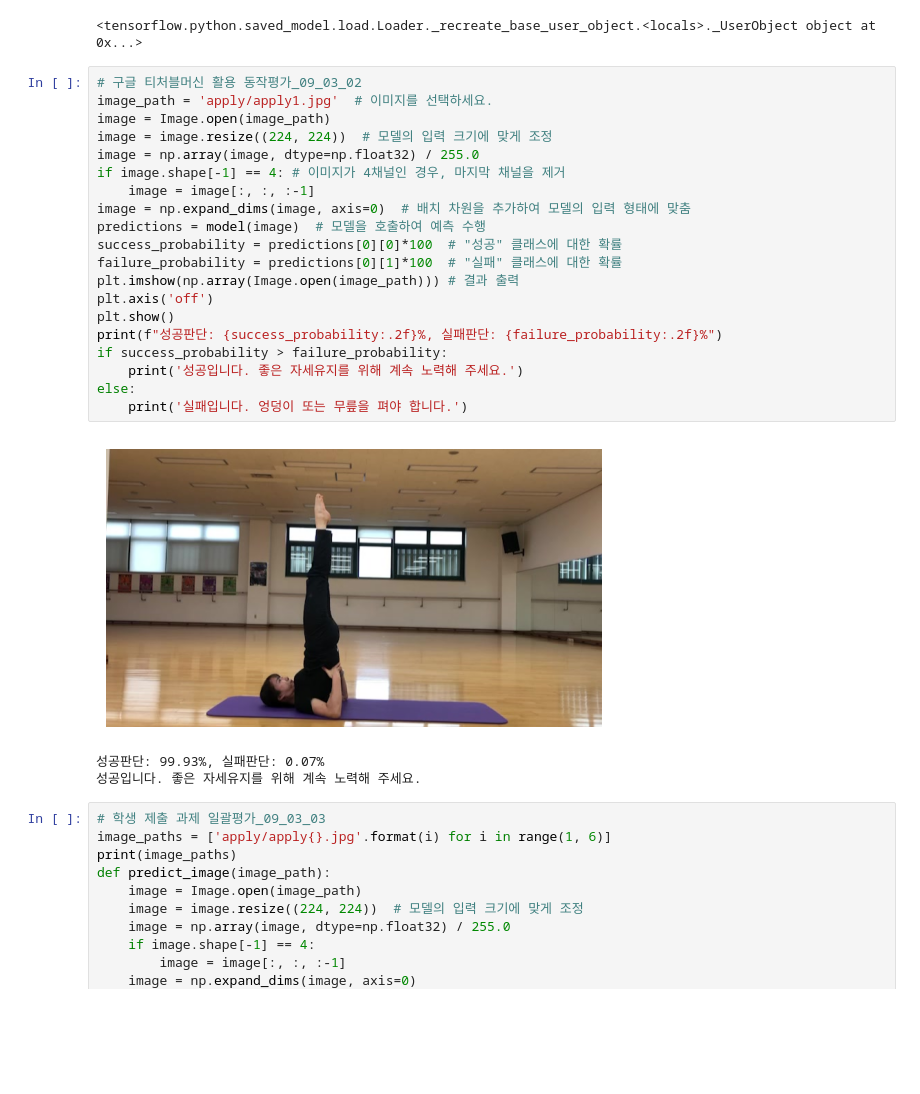
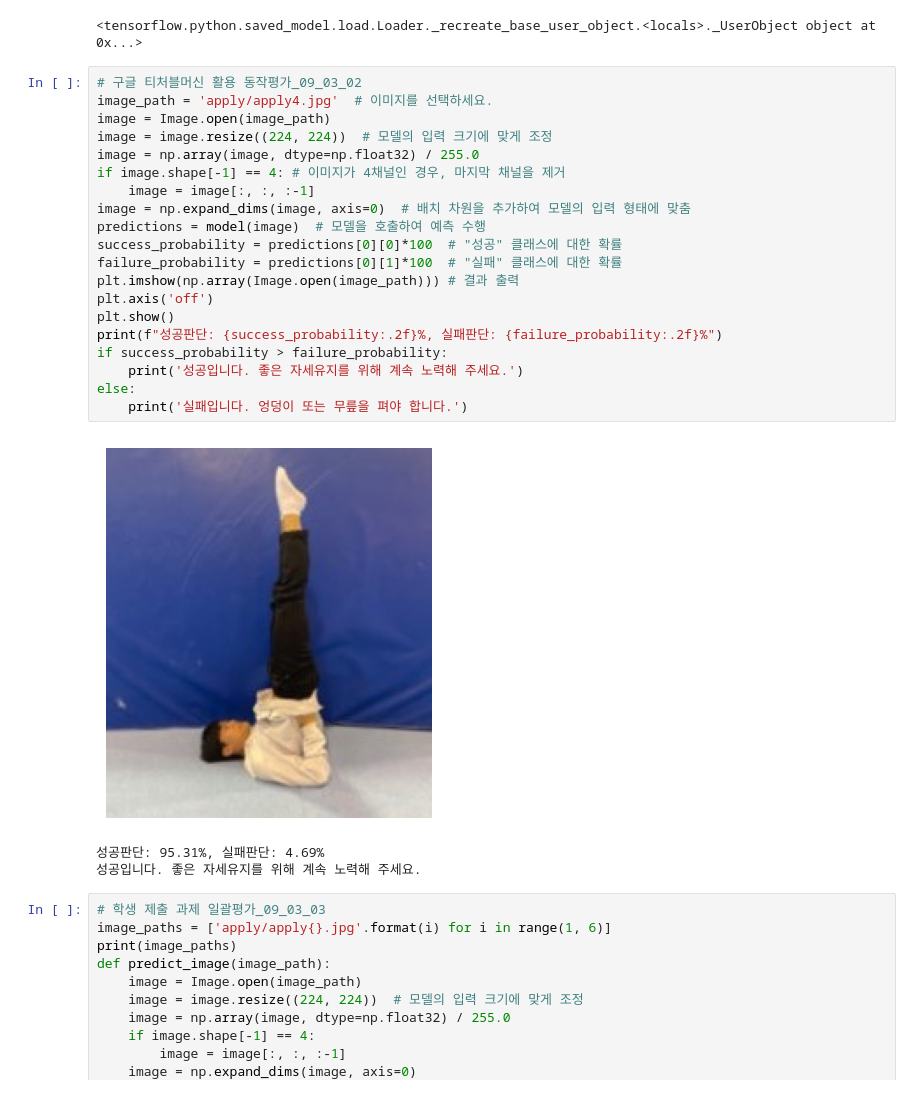
Before and after one commit to jaehyeonknsu/SportsAnalyticsDL, a Jupyter notebook: chapter_09/09._03_1-3_체조동작.ipynb, the cells around one changed output. Cells and saved outputs as stored; diff of their text form; blank space fills up the shorter version.

```diff
--- a/chapter_09/09._03_1-3_체조동작.ipynb
+++ b/chapter_09/09._03_1-3_체조동작.ipynb
@@ -12,27 +12,27 @@ print(model)
 <tensorflow.python.saved_model.load.Loader._recreate_base_user_object.<locals>._UserObject object at 0x...>
 # %%
 # 구글 티처블머신 활용 동작평가_09_03_02
-image_path = 'apply/apply1.jpg'  # 이미지를 선택하세요.
+image_path = 'apply/apply4.jpg'  # 이미지를 선택하세요.
 image = Image.open(image_path)
 image = image.resize((224, 224))  # 모델의 입력 크기에 맞게 조정
 image = np.array(image, dtype=np.float32) / 255.0
 if image.shape[-1] == 4: # 이미지가 4채널인 경우, 마지막 채널을 제거
     image = image[:, :, :-1]
 image = np.expand_dims(image, axis=0)  # 배치 차원을 추가하여 모델의 입력 형태에 맞춤
 predictions = model(image)  # 모델을 호출하여 예측 수행
 success_probability = predictions[0][0]*100  # "성공" 클래스에 대한 확률
 failure_probability = predictions[0][1]*100  # "실패" 클래스에 대한 확률
 plt.imshow(np.array(Image.open(image_path))) # 결과 출력
 plt.axis('off')
 plt.show()
 print(f"성공판단: {success_probability:.2f}%, 실패판단: {failure_probability:.2f}%")
 if success_probability > failure_probability:
     print('성공입니다. 좋은 자세유지를 위해 계속 노력해 주세요.')
 else:
     print('실패입니다. 엉덩이 또는 무릎을 펴야 합니다.')
 # %% [output]
-[figure, old version]
+[figure, new version]
-성공판단: 99.93%, 실패판단: 0.07%
+성공판단: 95.31%, 실패판단: 4.69%
 성공입니다. 좋은 자세유지를 위해 계속 노력해 주세요.
 # %%
 # 학생 제출 과제 일괄평가_09_03_03
```
Also changed, not shown: parts of 1 cell of this notebook.
